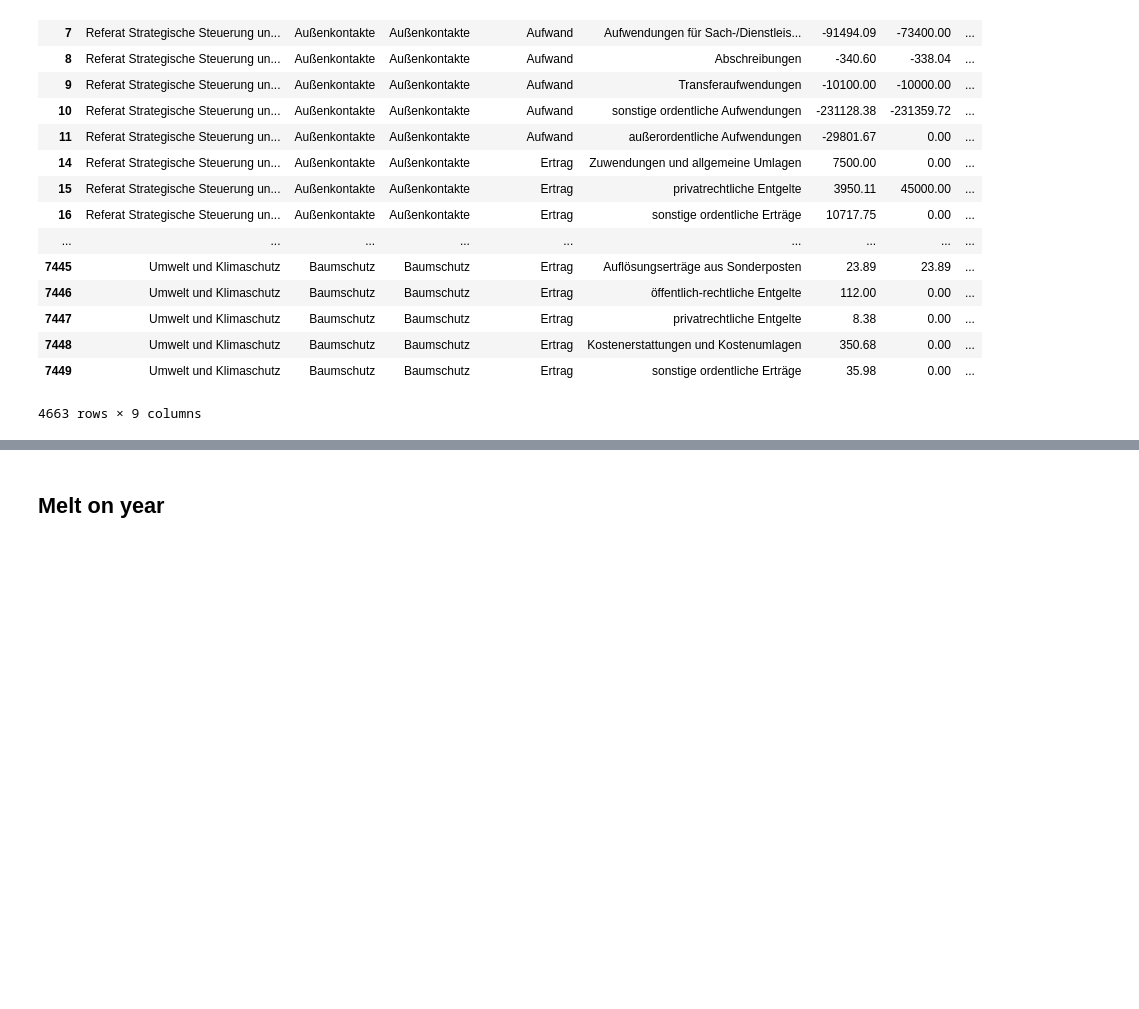
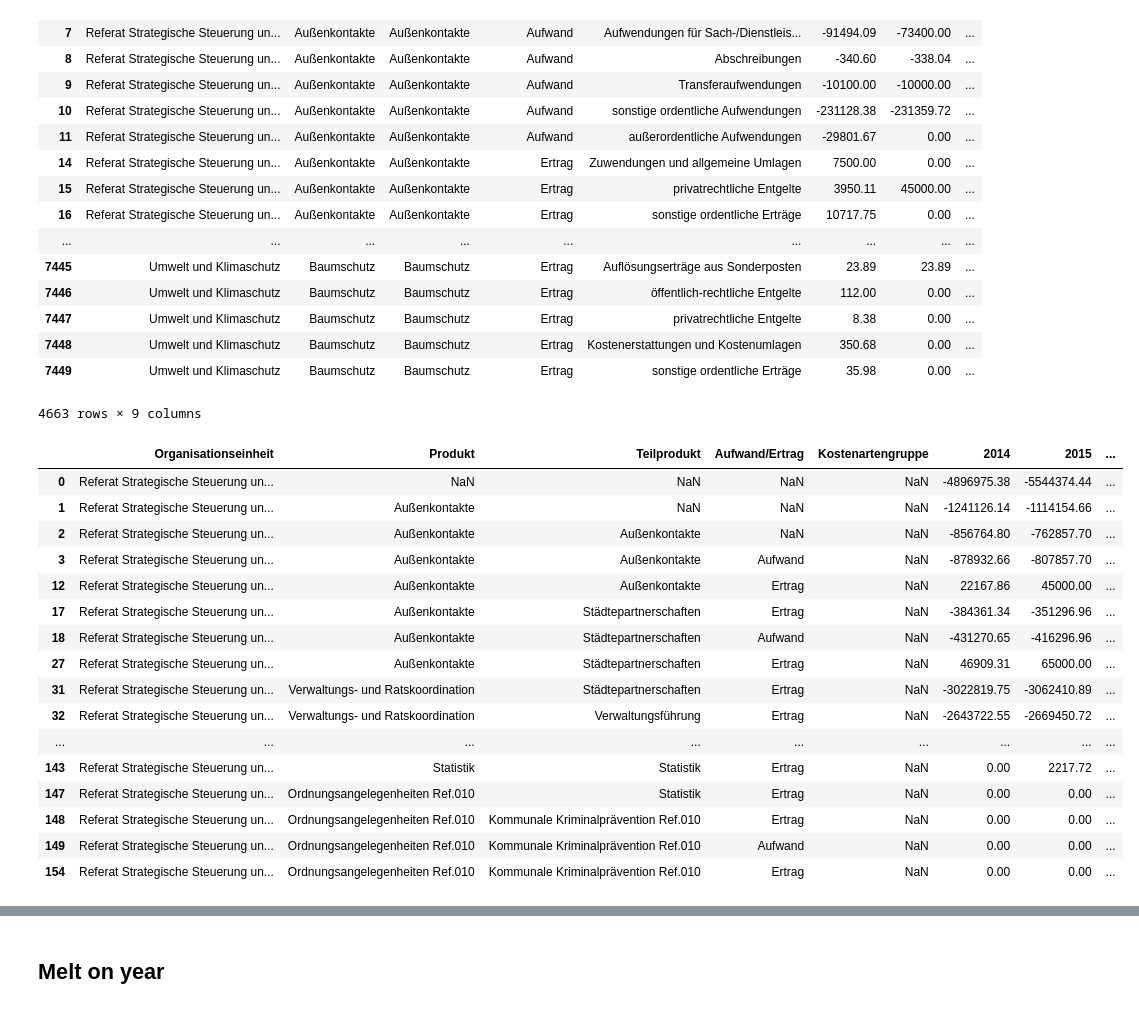
Before and after one commit to codeforosnabrueck/openspending-osnabrueck, a Jupyter notebook: haushalt_2014-17.ipynb, the cells around one changed output, grey strips where cells are left out. Drawn from its saved outputs; the diff is of its cells as text; code cells hidden in the pictures; blank space fills up the shorter version.

Commit message:
add a preliminary checkt, whether sums are correct in the cleaned version. still needs to be done for after the melting

```diff
--- a/haushalt_2014-17.ipynb
+++ b/haushalt_2014-17.ipynb
@@ -164,7 +179,7 @@ dtype: object
 ## Clean up column names
 # %%
 df = df.rename(columns={'OE': 'Organisationseinheit',
-                        'Aufwand/\nErtrag': 'Aufwand/Ertrag'})
+                        'Aufwand/\r\nErtrag': 'Aufwand/Ertrag'})
 df.head()
 # %% [output]
 |  | Organisationseinheit | Produkt | Teilprodukt | Aufwand/Ertrag | ILV | Kostenartengruppe | 2014 | ... |
@@ -211,6 +226,9 @@ df
 | 7449 | Umwelt und Klimaschutz | Baumschutz | Baumschutz | Ertrag | sonstige ordentliche Erträge | 35.98 | 0.00 | ... |
 | 7450 | Gesamtergebnis | Baumschutz | Baumschutz | Ertrag | NaN | -6762474.69 | -9156317.00 | ... |
 6418 rows × 9 columns
+# %%
+# for checking correctness after next step
+df_with_sums = df
 # %% [markdown]
 ## Remove sums
 # %%
@@ -237,0 +258,20 @@ df
+# %%
+df_with_sums.loc[(df_with_sums["Organisationseinheit"]=="Referat Strategische Steuerung und Rat") & (pd.isnull(df_with_sums["Kostenartengruppe"]))]
+# %% [output]
+|  | Organisationseinheit | Produkt | Teilprodukt | Aufwand/Ertrag | Kostenartengruppe | 2014 | 2015 | ... |
+| 0 | Referat Strategische Steuerung un... | NaN | NaN | NaN | NaN | -4896975.38 | -5544374.44 | ... |
+| 1 | Referat Strategische Steuerung un... | Außenkontakte | NaN | NaN | NaN | -1241126.14 | -1114154.66 | ... |
+| 2 | Referat Strategische Steuerung un... | Außenkontakte | Außenkontakte | NaN | NaN | -856764.80 | -762857.70 | ... |
+| 3 | Referat Strategische Steuerung un... | Außenkontakte | Außenkontakte | Aufwand | NaN | -878932.66 | -807857.70 | ... |
+| 12 | Referat Strategische Steuerung un... | Außenkontakte | Außenkontakte | Ertrag | NaN | 22167.86 | 45000.00 | ... |
+| 17 | Referat Strategische Steuerung un... | Außenkontakte | Städtepartnerschaften | Ertrag | NaN | -384361.34 | -351296.96 | ... |
+| 18 | Referat Strategische Steuerung un... | Außenkontakte | Städtepartnerschaften | Aufwand | NaN | -431270.65 | -416296.96 | ... |
+| 27 | Referat Strategische Steuerung un... | Außenkontakte | Städtepartnerschaften | Ertrag | NaN | 46909.31 | 65000.00 | ... |
+| 31 | Referat Strategische Steuerung un... | Verwaltungs- und Ratskoordination | Städtepartnerschaften | Ertrag | NaN | -3022819.75 | -3062410.89 | ... |
+| 32 | Referat Strategische Steuerung un... | Verwaltungs- und Ratskoordination | Verwaltungsführung | Ertrag | NaN | -2643722.55 | -2669450.72 | ... |
+| ... | ... | ... | ... | ... | ... | ... | ... | ... |
+| 143 | Referat Strategische Steuerung un... | Statistik | Statistik | Ertrag | NaN | 0.00 | 2217.72 | ... |
+| 147 | Referat Strategische Steuerung un... | Ordnungsangelegenheiten Ref.010 | Statistik | Ertrag | NaN | 0.00 | 0.00 | ... |
+| 148 | Referat Strategische Steuerung un... | Ordnungsangelegenheiten Ref.010 | Kommunale Kriminalprävention Ref.010 | Ertrag | NaN | 0.00 | 0.00 | ... |
+| 149 | Referat Strategische Steuerung un... | Ordnungsangelegenheiten Ref.010 | Kommunale Kriminalprävention Ref.010 | Aufwand | NaN | 0.00 | 0.00 | ... |
+| 154 | Referat Strategische Steuerung un... | Ordnungsangelegenheiten Ref.010 | Kommunale Kriminalprävention Ref.010 | Ertrag | NaN | 0.00 | 0.00 | ... |
```
Also changed, not shown: parts of 9 cells of this notebook.
